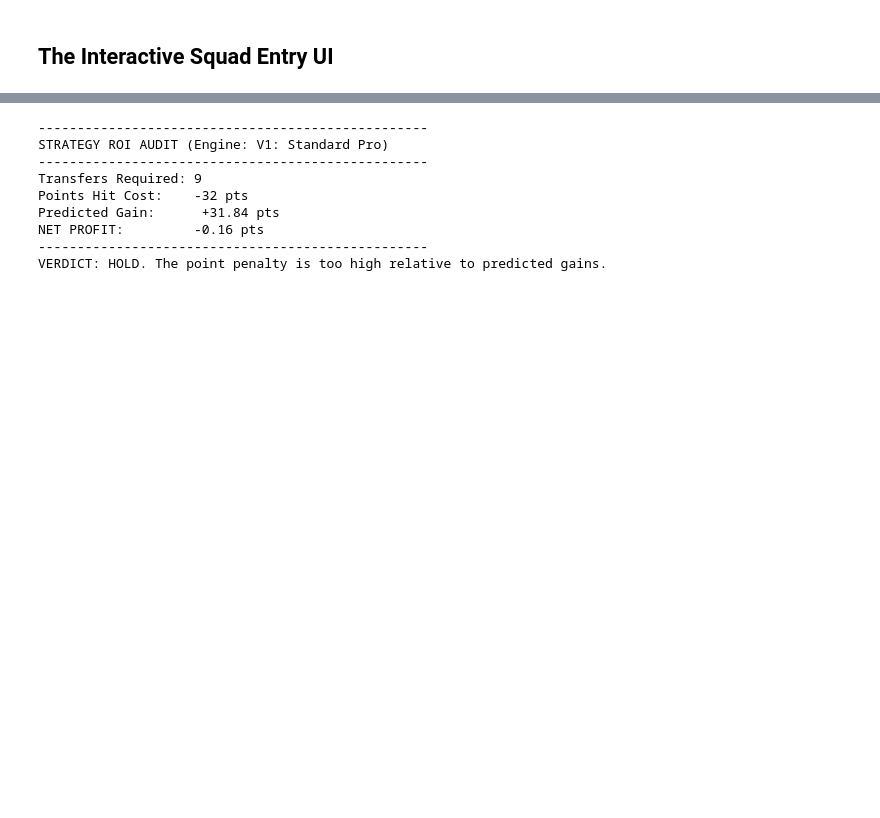
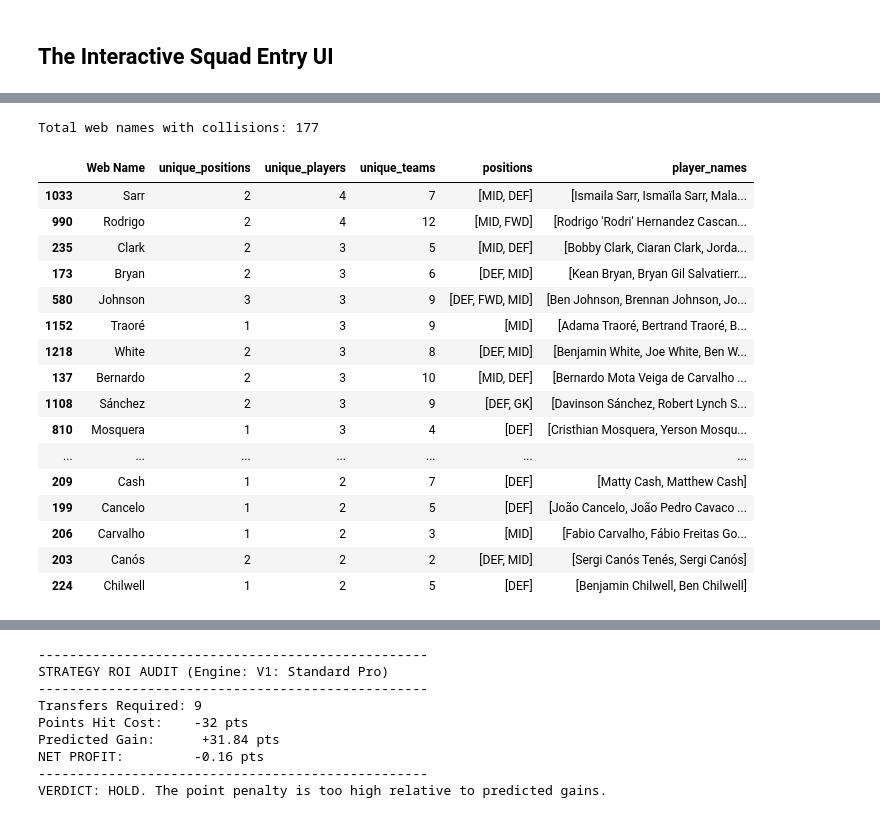
Before and after one commit to sophiedelrey/fpl_pipeline, a Jupyter notebook: models/forecaster_pro.ipynb, the cells around one changed output, grey strips where cells are left out. Cells and saved outputs as stored; diff of their text form; code cells hidden in the pictures; blank space fills up the shorter version.

```diff
--- a/models/forecaster_pro.ipynb
+++ b/models/forecaster_pro.ipynb
@@ -3329,0 +3447,37 @@ Every additional transfer costs you -4 points. This cell calculates whether the
+# %%
+# Find ALL web name collisions — same web name, different actual players or positions
+collision_check = df_augmented.groupby('Web Name').agg(
+    unique_positions=('Position', 'nunique'),
+    unique_players=('Player Name', 'nunique'),
+    unique_teams=('Player Team Name', 'nunique'),
+    positions=('Position', lambda x: list(x.unique())),
+    player_names=('Player Name', lambda x: list(x.unique())[:3]),  # max 3 for readability
+).reset_index()
+
+# Only show names where the same web name maps to different positions or different real players
+collisions = collision_check[
+    (collision_check['unique_positions'] > 1) |
+    (collision_check['unique_players'] > 1)
+].sort_values('unique_players', ascending=False)
+
+print(f"Total web names with collisions: {len(collisions)}")
+display(collisions.head(30))
+# %% [output]
+Total web names with collisions: 177
+|  | Web Name | unique_positions | unique_players | unique_teams | positions | player_names |
+| 1033 | Sarr | 2 | 4 | 7 | [MID, DEF] | [Ismaila Sarr, Ismaïla Sarr, Mala... |
+| 990 | Rodrigo | 2 | 4 | 12 | [MID, FWD] | [Rodrigo 'Rodri' Hernandez Cascan... |
+| 235 | Clark | 2 | 3 | 5 | [MID, DEF] | [Bobby Clark, Ciaran Clark, Jorda... |
+| 173 | Bryan | 2 | 3 | 6 | [DEF, MID] | [Kean Bryan, Bryan Gil Salvatierr... |
+| 580 | Johnson | 3 | 3 | 9 | [DEF, FWD, MID] | [Ben Johnson, Brennan Johnson, Jo... |
+| 1152 | Traoré | 1 | 3 | 9 | [MID] | [Adama Traoré, Bertrand Traoré, B... |
+| 1218 | White | 2 | 3 | 8 | [DEF, MID] | [Benjamin White, Joe White, Ben W... |
+| 137 | Bernardo | 2 | 3 | 10 | [MID, DEF] | [Bernardo Mota Veiga de Carvalho ... |
+| 1108 | Sánchez | 2 | 3 | 9 | [DEF, GK] | [Davinson Sánchez, Robert Lynch S... |
+| 810 | Mosquera | 1 | 3 | 4 | [DEF] | [Cristhian Mosquera, Yerson Mosqu... |
+| ... | ... | ... | ... | ... | ... | ... |
+| 209 | Cash | 1 | 2 | 7 | [DEF] | [Matty Cash, Matthew Cash] |
+| 199 | Cancelo | 1 | 2 | 5 | [DEF] | [João Cancelo, João Pedro Cavaco ... |
+| 206 | Carvalho | 1 | 2 | 3 | [MID] | [Fabio Carvalho, Fábio Freitas Go... |
+| 203 | Canós | 2 | 2 | 2 | [DEF, MID] | [Sergi Canós Tenés, Sergi Canós] |
+| 224 | Chilwell | 1 | 2 | 5 | [DEF] | [Benjamin Chilwell, Ben Chilwell] |
```
Also changed, not shown: parts of 8 cells of this notebook.
